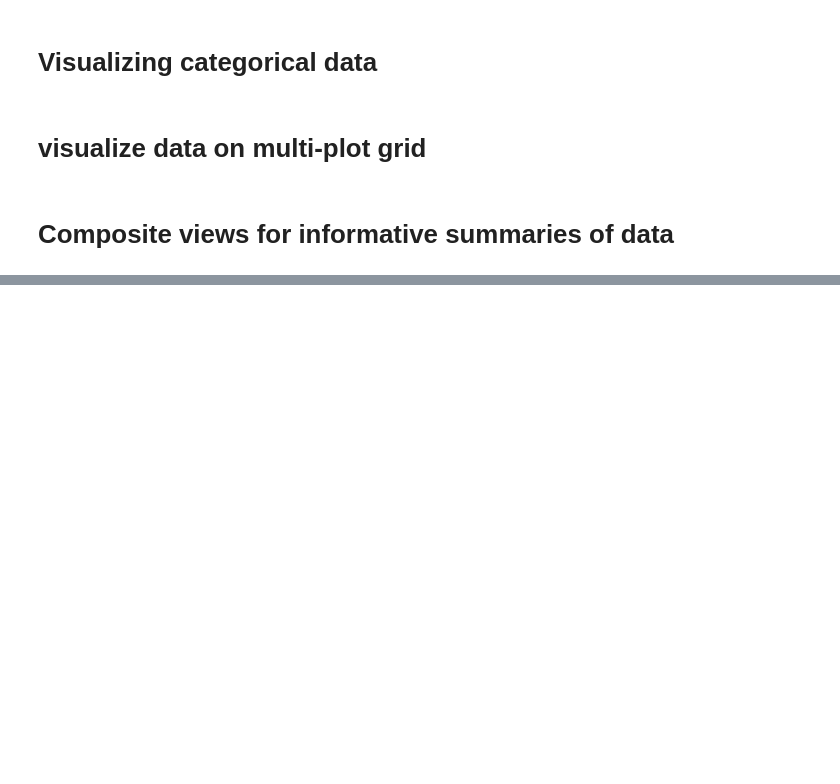
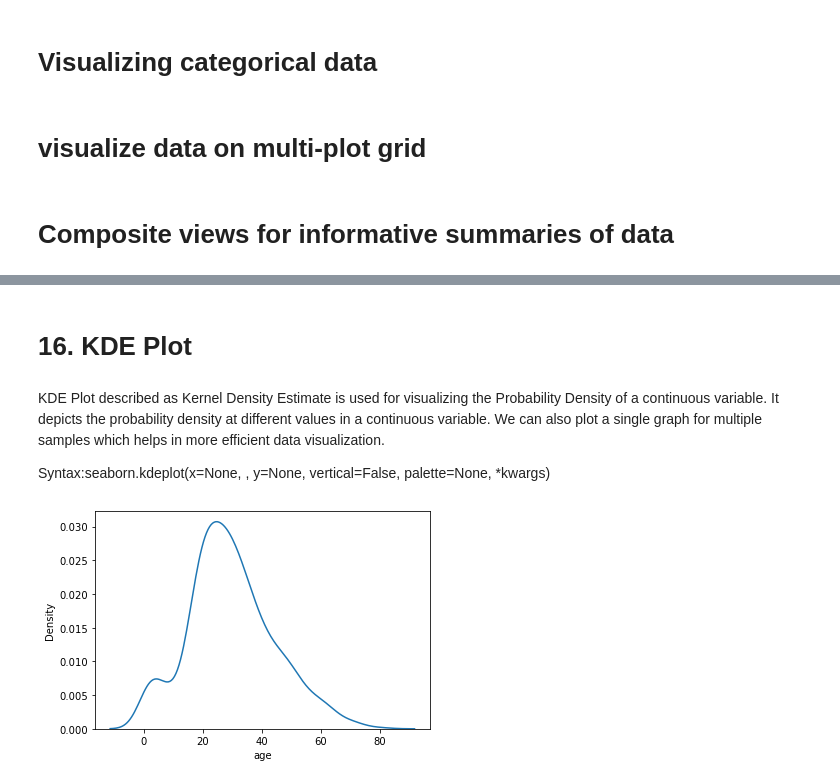
Before and after one commit to nikhilthakka/pydatabase, a Jupyter notebook: Data_visualization_with_python.ipynb, the cells around one changed output, grey strips where cells are left out. Cells and saved outputs as stored; diff of their text form; code cells hidden in the pictures; blank space fills up the shorter version.

```diff
--- a/Data_visualization_with_python.ipynb
+++ b/Data_visualization_with_python.ipynb
@@ -1189,0 +1164,11 @@ Syntax:clustermap(data, , pivot_kws=None, *kwargs)
+# %% [markdown]
+# 16. KDE Plot
+# %% [markdown]
+KDE Plot described as Kernel Density Estimate is used for visualizing the Probability Density of a continuous variable. It depicts the probability density at different values in a continuous variable. We can also plot a single graph for multiple samples which helps in more efficient data visualization.
+
+Syntax:seaborn.kdeplot(x=None, , y=None, vertical=False, palette=None, *kwargs)
+# %%
+sns.distplot(df['age'], hist=False)
+plt.show()
+# %% [output]
+[figure, added]
```
Also changed, not shown: parts of 144 cells of this notebook.
